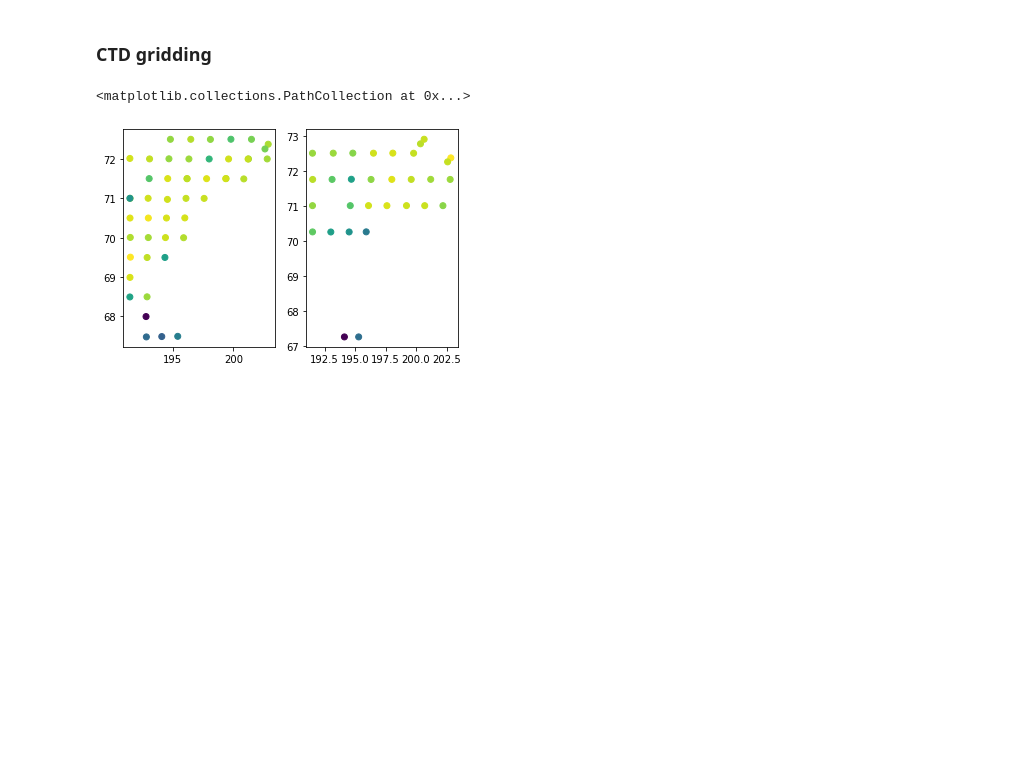
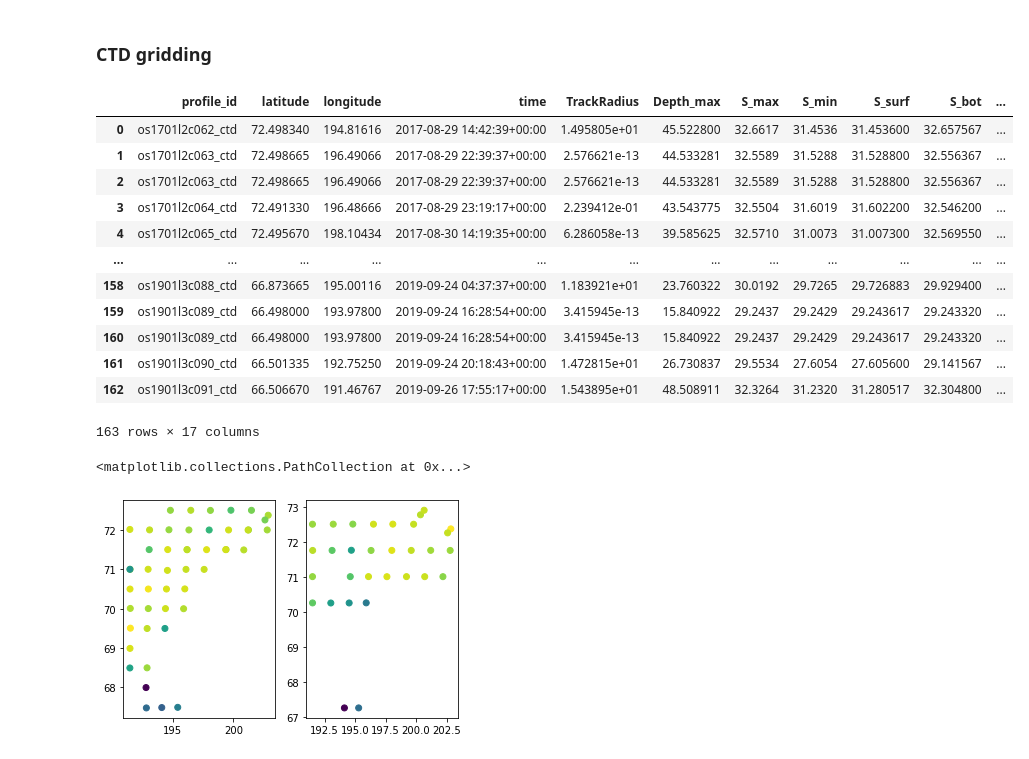
Before and after one commit to leviner/ChukchiTimeSeries, a Jupyter notebook: code/catchAnalysis/ctdMatching.ipynb, the cells around one changed output. Saved outputs shown, nothing was run; the diff lists cells and outputs as text; code cells hidden in the pictures; blank space fills up the shorter version.

Commit message:
small update ctd max depth

```diff
--- a/code/catchAnalysis/ctdMatching.ipynb
+++ b/code/catchAnalysis/ctdMatching.ipynb
@@ -74,13 +95,13 @@ def ctdStationRadius(df):
             dists.append(np.min(curDists))
     dfStations['TrackRadius'] = np.array(dists)/2
 
-    S_max, S_min, S_surf, S_bot, S_mean, T_min, T_max, T_surf, T_bot, T_mean,mld = [[] for i in range(11)]
+    S_max, S_min, S_surf, S_bot, S_mean, T_min, T_max, T_surf, T_bot, T_mean,mld,Depth_max = [[] for i in range(12)]
 
     for pid in df.profile_id.unique():
         dfCur = df[(df.profile_id==pid)].sort_values('pressure')
         S_max.append(dfCur.S_41.max())
         S_min.append(dfCur.S_41.min())
-        S_surf.append(dfCur.S_41.mean())
+        S_surf.append(dfCur[dfCur.depth < 5].S_41.mean())
         S_bot.append(dfCur[dfCur.depth > dfCur.depth.max()-5].S_41.mean())
         S_mean.append(dfCur.S_41.mean())
         T_max.append(dfCur.T_28.max())
@@ -88,11 +109,12 @@ def ctdStationRadius(df):
         T_surf.append(dfCur[dfCur.depth < 5].T_28.mean())
         T_bot.append(dfCur[dfCur.depth > dfCur.depth.max()-5].T_28.mean())
         T_mean.append(dfCur.T_28.mean())
+        Depth_max.append(dfCur.depth.max())
         try:
             mld1, mld2 = zmld_boyer(dfCur.dropna().S_41.values, dfCur.dropna().T_28.values, dfCur.dropna().pressure.values)
         except:
             print(pid)
             mld2 = np.nan
         mld.append(mld2)
-    dfStats = pd.DataFrame({'profile_id':df.profile_id.unique(),'S_max':S_max, 'S_min':S_min, 'S_surf':S_surf, 'S_bot':S_bot,'S_mean':S_mean, 'T_min':T_min, 'T_max':T_max, 'T_surf':T_surf, 'T_bot':T_bot,'T_mean':T_mean,'MLD':mld})
+    dfStats = pd.DataFrame({'profile_id':df.profile_id.unique(),'Depth_max':Depth_max,'S_max':S_max, 'S_min':S_min, 'S_surf':S_surf, 'S_bot':S_bot,'S_mean':S_mean, 'T_min':T_min, 'T_max':T_max, 'T_surf':T_surf, 'T_bot':T_bot,'T_mean':T_mean,'MLD':mld})
     return dfStations.merge(dfStats)
@@ -146,0 +121,18 @@ dfStat['meanMwd'] = meanMwd
+# %%
+from tqdm import tqdm_notebook as tqdm
+dfStat = ctdStationRadius(dfCTD_clean)
+dfStat
+# %% [output]
+|  | profile_id | latitude | longitude | time | TrackRadius | Depth_max | S_max | S_min | S_surf | S_bot | ... |
+| 0 | os1701l2c062_ctd | 72.498340 | 194.81616 | 2017-08-29 14:42:39+00:00 | 1.495805e+01 | 45.522800 | 32.6617 | 31.4536 | 31.453600 | 32.657567 | ... |
+| 1 | os1701l2c063_ctd | 72.498665 | 196.49066 | 2017-08-29 22:39:37+00:00 | 2.576621e-13 | 44.533281 | 32.5589 | 31.5288 | 31.528800 | 32.556367 | ... |
+| 2 | os1701l2c063_ctd | 72.498665 | 196.49066 | 2017-08-29 22:39:37+00:00 | 2.576621e-13 | 44.533281 | 32.5589 | 31.5288 | 31.528800 | 32.556367 | ... |
+| 3 | os1701l2c064_ctd | 72.491330 | 196.48666 | 2017-08-29 23:19:17+00:00 | 2.239412e-01 | 43.543775 | 32.5504 | 31.6019 | 31.602200 | 32.546200 | ... |
+| 4 | os1701l2c065_ctd | 72.495670 | 198.10434 | 2017-08-30 14:19:35+00:00 | 6.286058e-13 | 39.585625 | 32.5710 | 31.0073 | 31.007300 | 32.569550 | ... |
+| ... | ... | ... | ... | ... | ... | ... | ... | ... | ... | ... | ... |
+| 158 | os1901l3c088_ctd | 66.873665 | 195.00116 | 2019-09-24 04:37:37+00:00 | 1.183921e+01 | 23.760322 | 30.0192 | 29.7265 | 29.726883 | 29.929400 | ... |
+| 159 | os1901l3c089_ctd | 66.498000 | 193.97800 | 2019-09-24 16:28:54+00:00 | 3.415945e-13 | 15.840922 | 29.2437 | 29.2429 | 29.243617 | 29.243320 | ... |
+| 160 | os1901l3c089_ctd | 66.498000 | 193.97800 | 2019-09-24 16:28:54+00:00 | 3.415945e-13 | 15.840922 | 29.2437 | 29.2429 | 29.243617 | 29.243320 | ... |
+| 161 | os1901l3c090_ctd | 66.501335 | 192.75250 | 2019-09-24 20:18:43+00:00 | 1.472815e+01 | 26.730837 | 29.5534 | 27.6054 | 27.605600 | 29.141567 | ... |
+| 162 | os1901l3c091_ctd | 66.506670 | 191.46767 | 2019-09-26 17:55:17+00:00 | 1.543895e+01 | 48.508911 | 32.3264 | 31.2320 | 31.280517 | 32.304800 | ... |
+163 rows × 17 columns
```
Also changed, not shown: parts of 3 cells of this notebook.
